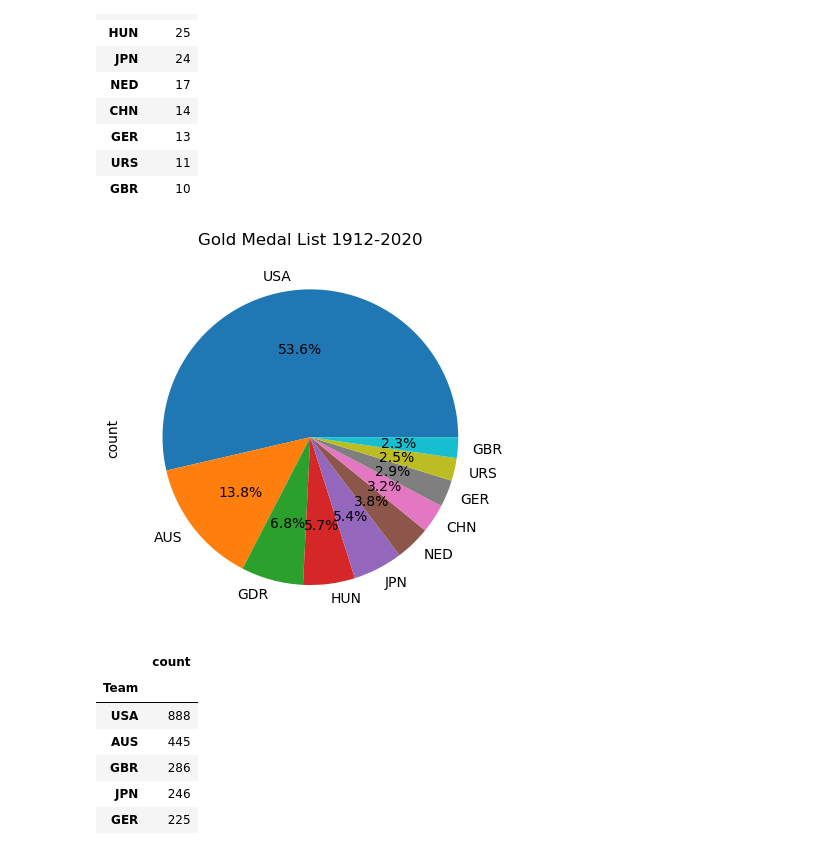
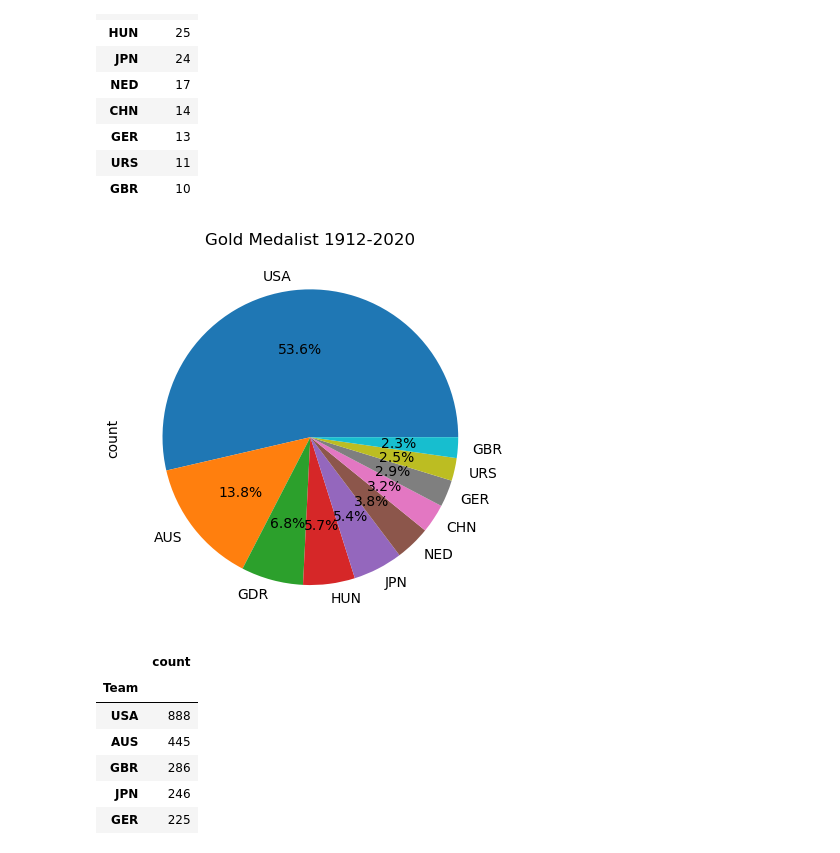
Before and after one commit to kkuria1/Olympic-swimming-analysis, a Jupyter notebook: Swimming_start.ipynb, the cells around one changed output. Drawn from its saved outputs; the diff is of its cells as text; code cells hidden in the pictures.

```diff
--- a/Swimming_start.ipynb
+++ b/Swimming_start.ipynb
@@ -119,10 +119,10 @@ country_gold
 | URS | 11 |
 | GBR | 10 |
 # %%
-country_gold.plot(kind="pie", y="count", legend=False, autopct='%1.1f%%',title="Gold Medal List 1912-2020")
+country_gold.plot(kind="pie", y="count", legend=False, autopct='%1.1f%%',title="Gold Medalist 1912-2020")
 plt.show()
 # %% [output]
-[figure, old version]
+[figure, new version]
 # %%
 series = df["Team"].value_counts()
 series
```
Also changed, not shown: parts of 2 cells of this notebook.
